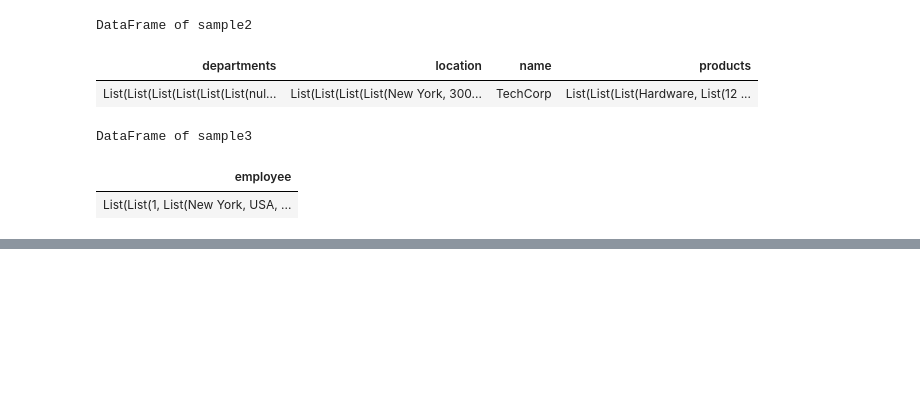
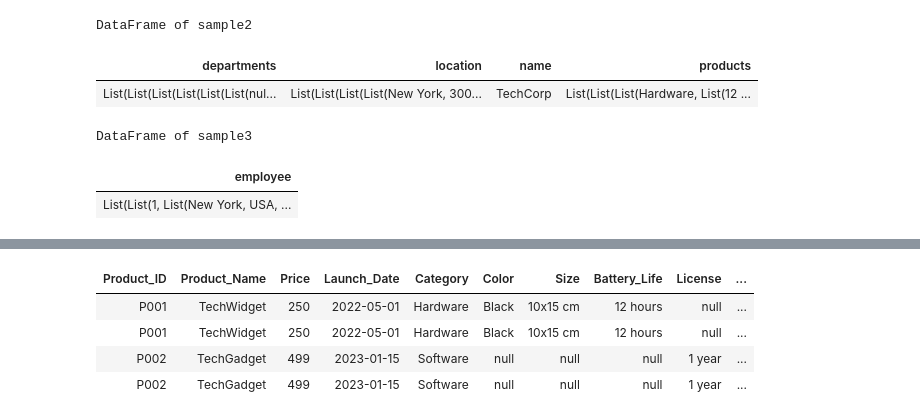
Before and after one commit to Aravindh0/DE_Learnings, a Jupyter notebook: pyspark/Getting data from Multiple API.ipynb, the cells around one changed output, grey strips where cells are left out. Cells and saved outputs as stored; diff of their text form; code cells hidden in the pictures; blank space fills up the shorter version.

```diff
--- a/pyspark/Getting data from Multiple API.ipynb
+++ b/pyspark/Getting data from Multiple API.ipynb
@@ -72,0 +125,3 @@ DataFrame of sample3
+# %%
+sample2_df = spark.read.format('xml').option('rowTag', 'company').load('dbfs:/FileStore/tables/sample2.xml')
+sample2_df.display()
@@ -72,0 +151,87 @@ DataFrame of sample3
+# %%
+from pyspark.sql.functions import explode, col
+
+# Step 1: Explode the 'departments.department' array to separate departments
+df_exploded_departments = sample2_df.select(explode('departments.department').alias('department'))
+
+# Step 2: Select individual fields from the exploded 'department' struct
+df_flat_departments = df_exploded_departments.select(
+    col('department.name').alias('Department_Name'),
+    explode('department.employees.employee').alias('employee')
+)
+
+# Step 3: Select fields from the exploded 'employee' struct
+df_flat_employees = df_flat_departments.select(
+    col('Department_Name'),
+    col('employee.id').alias('Employee_ID'),
+    col('employee.name').alias('Employee_Name'),
+    col('employee.role').alias('Role'),
+    col('employee.salary').alias('Salary'),
+    col('employee.experience_years').alias('Experience_Years'),
+    col('employee.contact.email').alias('Email'),
+    col('employee.contact.phone').alias('Phone'),
+    explode('employee.campaigns.campaign').alias('campaign')
+)
+
+# Step 4: Select fields from the exploded 'campaign' struct
+df_flat_campaigns = df_flat_employees.select(
+    col('Department_Name'),
+    col('Employee_ID'),
+    col('Employee_Name'),
+    col('Role'),
+    col('Salary'),
+    col('Experience_Years'),
+    col('Email'),
+    col('Phone'),
+    col('campaign.name').alias('Campaign_Name'),
+    col('campaign.budget').alias('Budget'),
+    col('campaign.status').alias('Status')
+)
+
+# Step 5: Explode 'location.branch_offices.branch_office' and select relevant fields
+df_flat_location = sample2_df.select(
+    explode('location.branch_offices.branch_office').alias('branch_office')
+).select(
+    col('branch_office.city').alias('Branch_City'),
+    col('branch_office.employees').alias('Branch_Employees'),
+    explode('branch_office.projects.project').alias('project')
+).select(
+    col('Branch_City'),
+    col('Branch_Employees'),
+    col('project.name').alias('Project_Name'),
+    col('project.budget').alias('Project_Budget'),
+    col('project.status').alias('Project_Status')
+)
+
+# Step 6: Explode 'products.product' and handle nested 'features' and 'sales'
+df_flat_products = sample2_df.select(explode('products.product').alias('product')).select(
+    col('product.id').alias('Product_ID'),
+    col('product.name').alias('Product_Name'),
+    col('product.price').alias('Price'),
+    col('product.launch_date').alias('Launch_Date'),
+    col('product.category').alias('Category'),
+    col('product.features.color').alias('Color'),
+    col('product.features.size').alias('Size'),
+    col('product.features.battery_life').alias('Battery_Life'),
+    col('product.features.license').alias('License'),
+    explode('product.sales.sale').alias('sale')
+).select(
+    col('Product_ID'),
+    col('Product_Name'),
+    col('Price'),
+    col('Launch_Date'),
+    col('Category'),
+    col('Color'),
+    col('Size'),
+    col('Battery_Life'),
+    col('License'),
+    col('sale.region').alias('Sales_Region'),
+    col('sale.revenue').alias('Revenue'),
+    col('sale.units_sold').alias('Units_Sold')
+)
+
+# Display the flattened DataFrames
+df_flat_campaigns.display()
+df_flat_location.display()
+df_flat_products.display()
+# %% [output]
@@ -72,0 +245,5 @@ DataFrame of sample3
+| Product_ID | Product_Name | Price | Launch_Date | Category | Color | Size | Battery_Life | License | ... |
+| P001 | TechWidget | 250 | 2022-05-01 | Hardware | Black | 10x15 cm | 12 hours | null | ... |
+| P001 | TechWidget | 250 | 2022-05-01 | Hardware | Black | 10x15 cm | 12 hours | null | ... |
+| P002 | TechGadget | 499 | 2023-01-15 | Software | null | null | null | 1 year | ... |
+| P002 | TechGadget | 499 | 2023-01-15 | Software | null | null | null | 1 year | ... |
```
Also changed, not shown: parts of 15 cells of this notebook.
